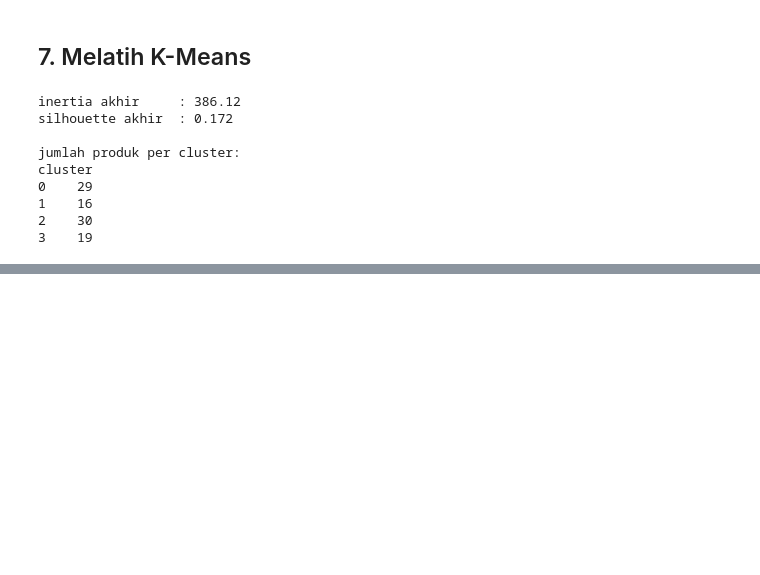
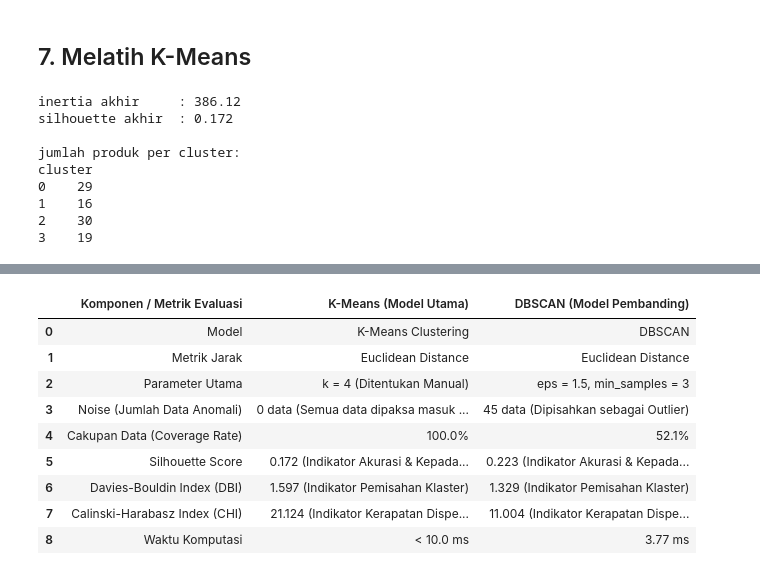
Before and after one commit to MNawfal24/ProjectBasedLearning_MyVentory, a Jupyter notebook: ML/notebook/product_segmentation.ipynb, the cells around one changed output, grey strips where cells are left out. Cells and saved outputs as stored; diff of their text form; code cells hidden in the pictures; blank space fills up the shorter version.

```diff
--- a/ML/notebook/product_segmentation.ipynb
+++ b/ML/notebook/product_segmentation.ipynb
@@ -751,0 +371,9 @@ product_segmentation versi 1.0.0 diekspor ke:
+# %%
+# Menghitung statistik klaster dan noise
+n_clusters_db = len(set(db_labels)) - (1 if -1 in db_labels else 0)
+n_noise = list(db_labels).count(-1)
+coverage_percent = ((len(db_labels) - n_noise) / len(db_labels)) * 100
+
+print(f"Jumlah Klaster Terbentuk : {n_clusters_db}")
+print(f"Jumlah Data Noise/Outlier: {n_noise} produk")
+print(f"Cakupan Klaster (Coverage): {coverage_percent:.2f}%")
@@ -751,0 +429,76 @@ product_segmentation versi 1.0.0 diekspor ke:
+# %%
+from sklearn.metrics import silhouette_score, davies_bouldin_score, calinski_harabasz_score
+import pandas as pd
+
+# 1. Metrik K-Means
+km_labels = kmeans.labels_
+km_sil = silhouette_score(X, km_labels)
+km_dbi = davies_bouldin_score(X, km_labels)
+km_chi = calinski_harabasz_score(X, km_labels)
+km_coverage = "100.0%"
+km_noise = 0
+km_time_str = "< 10.0 ms"
+
+# 2. Metrik DBSCAN (Filter Noise -1 agar skor tidak minus)
+# Kita hanya menghitung kualitas klaster yang terbentuk tanpa gangguan data anomali
+mask = db_labels != -1
+if n_clusters_db > 1 and mask.any():
+    X_filtered = X[mask]
+    labels_filtered = db_labels[mask]
+
+    db_sil = silhouette_score(X_filtered, labels_filtered)
+    db_dbi = davies_bouldin_score(X_filtered, labels_filtered)
+    db_chi = calinski_harabasz_score(X_filtered, labels_filtered)
+
+    db_sil_str = f"{db_sil:.3f} (Indikator Akurasi & Kepadatan)"
+    db_dbi_str = f"{db_dbi:.3f} (Indikator Pemisahan Klaster)"
+    db_chi_str = f"{db_chi:.3f} (Indikator Kerapatan Dispersi)"
+else:
+    db_sil_str = "N/A (Klaster < 2)"
+    db_dbi_str = "N/A (Klaster < 2)"
+    db_chi_str = "N/A (Klaster < 2)"
+
+km_sil_str = f"{km_sil:.3f} (Indikator Akurasi & Kepadatan)"
+km_dbi_str = f"{km_dbi:.3f} (Indikator Pemisahan Klaster)"
+km_chi_str = f"{km_chi:.3f} (Indikator Kerapatan Dispersi)"
+
+# Membuat Tabel Perbandingan
+comparison_table = pd.DataFrame({
+    "Komponen / Metrik Evaluasi": [
+        "Model",
+        "Metrik Jarak",
+        "Parameter Utama",
+        "Noise (Jumlah Data Anomali)",
+        "Cakupan Data (Coverage Rate)",
+        "Silhouette Score",
+        "Davies-Bouldin Index (DBI)",
+        "Calinski-Harabasz Index (CHI)",
+        "Waktu Komputasi"
+    ],
+    "K-Means (Model Utama)": [
+        "K-Means Clustering",
+        "Euclidean Distance",
+        f"k = {CLUSTERS} (Ditentukan Manual)",
+        f"{km_noise} data (Semua data dipaksa masuk klaster)",
+        km_coverage,
+        km_sil_str,
+        km_dbi_str,
+        km_chi_str,
+        km_time_str
+    ],
+    "DBSCAN (Model Pembanding)": [
+        "DBSCAN",
+        "Euclidean Distance",
+        "eps = 1.5, min_samples = 3",
+        f"{n_noise} data (Dipisahkan sebagai Outlier)",
+        f"{coverage_percent:.1f}%",
+        db_sil_str,
+        db_dbi_str,
+        db_chi_str,
+        f"{db_time_ms:.2f} ms"
+    ]
+})
+
+print("Tabel Perbandingan (Metrik DBSCAN dihitung setelah memfilter Noise):")
+display(comparison_table)
+# %% [output]
@@ -751,0 +506,10 @@ product_segmentation versi 1.0.0 diekspor ke:
+|  | Komponen / Metrik Evaluasi | K-Means (Model Utama) | DBSCAN (Model Pembanding) |
+| 0 | Model | K-Means Clustering | DBSCAN |
+| 1 | Metrik Jarak | Euclidean Distance | Euclidean Distance |
+| 2 | Parameter Utama | k = 4 (Ditentukan Manual) | eps = 1.5, min_samples = 3 |
+| 3 | Noise (Jumlah Data Anomali) | 0 data (Semua data dipaksa masuk ... | 45 data (Dipisahkan sebagai Outlier) |
+| 4 | Cakupan Data (Coverage Rate) | 100.0% | 52.1% |
+| 5 | Silhouette Score | 0.172 (Indikator Akurasi & Kepada... | 0.223 (Indikator Akurasi & Kepada... |
+| 6 | Davies-Bouldin Index (DBI) | 1.597 (Indikator Pemisahan Klaster) | 1.329 (Indikator Pemisahan Klaster) |
+| 7 | Calinski-Harabasz Index (CHI) | 21.124 (Indikator Kerapatan Dispe... | 11.004 (Indikator Kerapatan Dispe... |
+| 8 | Waktu Komputasi | < 10.0 ms | 3.77 ms |
```
Also changed, not shown: parts of 39 cells of this notebook.
